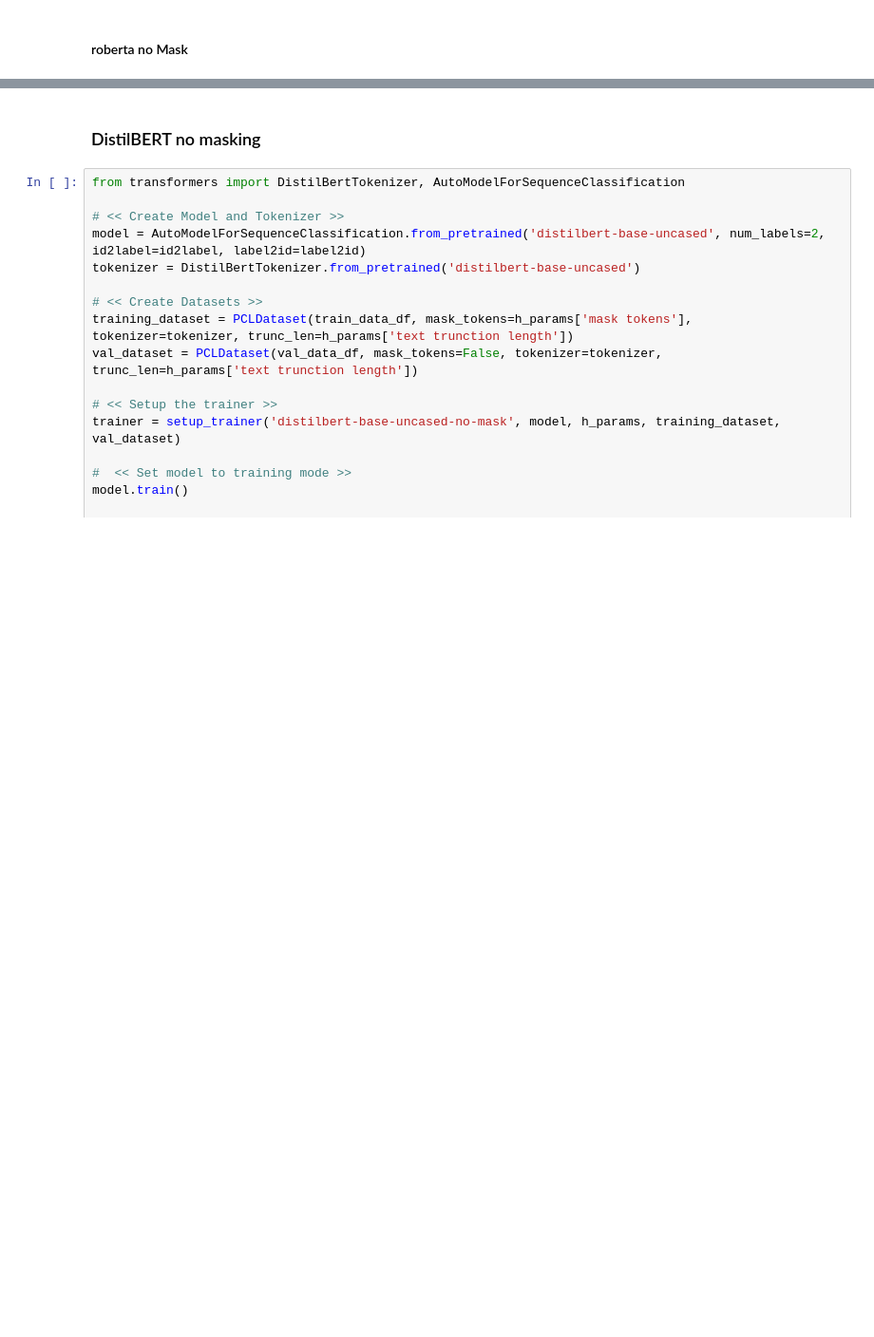
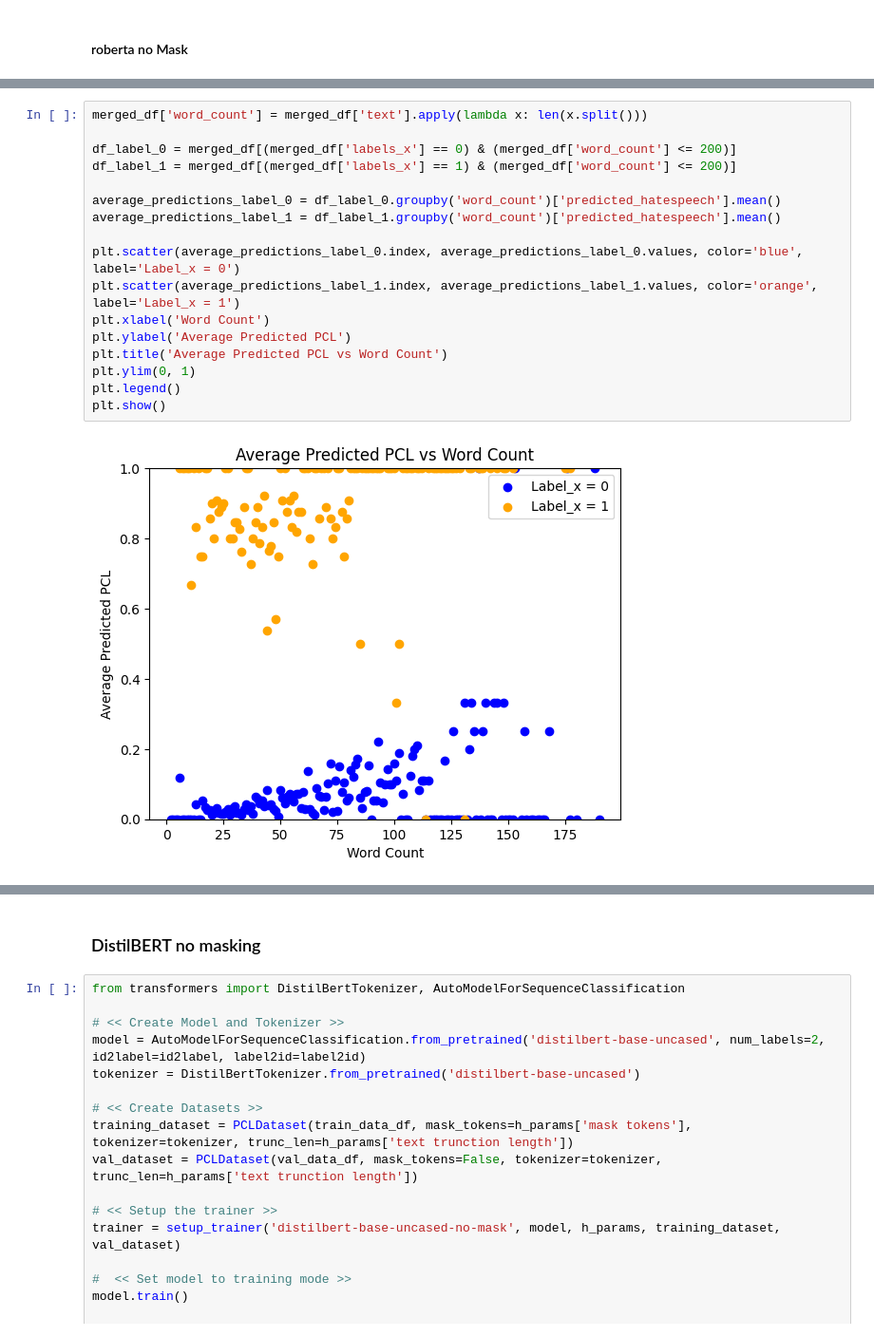
Before and after one commit to avzh1/nlp_bert_classifier, a Jupyter notebook: src/binary-classification.ipynb, the cells around one changed output, grey strips where cells are left out. Shown at 95% size. Drawn from its saved outputs; the diff is of its cells as text; blank space fills up the shorter version.

```diff
--- a/src/binary-classification.ipynb
+++ b/src/binary-classification.ipynb
@@ -1073,0 +1012,19 @@ Checkpoint destination directory roberta-base/checkpoint-2865 already exists and
+# %%
+merged_df['word_count'] = merged_df['text'].apply(lambda x: len(x.split()))
+
+df_label_0 = merged_df[(merged_df['labels_x'] == 0) & (merged_df['word_count'] <= 200)]
+df_label_1 = merged_df[(merged_df['labels_x'] == 1) & (merged_df['word_count'] <= 200)]
+
+average_predictions_label_0 = df_label_0.groupby('word_count')['predicted_hatespeech'].mean()
+average_predictions_label_1 = df_label_1.groupby('word_count')['predicted_hatespeech'].mean()
+
+plt.scatter(average_predictions_label_0.index, average_predictions_label_0.values, color='blue', label='Label_x = 0')
+plt.scatter(average_predictions_label_1.index, average_predictions_label_1.values, color='orange', label='Label_x = 1')
+plt.xlabel('Word Count')
+plt.ylabel('Average Predicted PCL')
+plt.title('Average Predicted PCL vs Word Count')
+plt.ylim(0, 1)
+plt.legend()
+plt.show()
+# %% [output]
+[figure, added]
```
Also changed, not shown: parts of 9 cells of this notebook, 10 other files.
